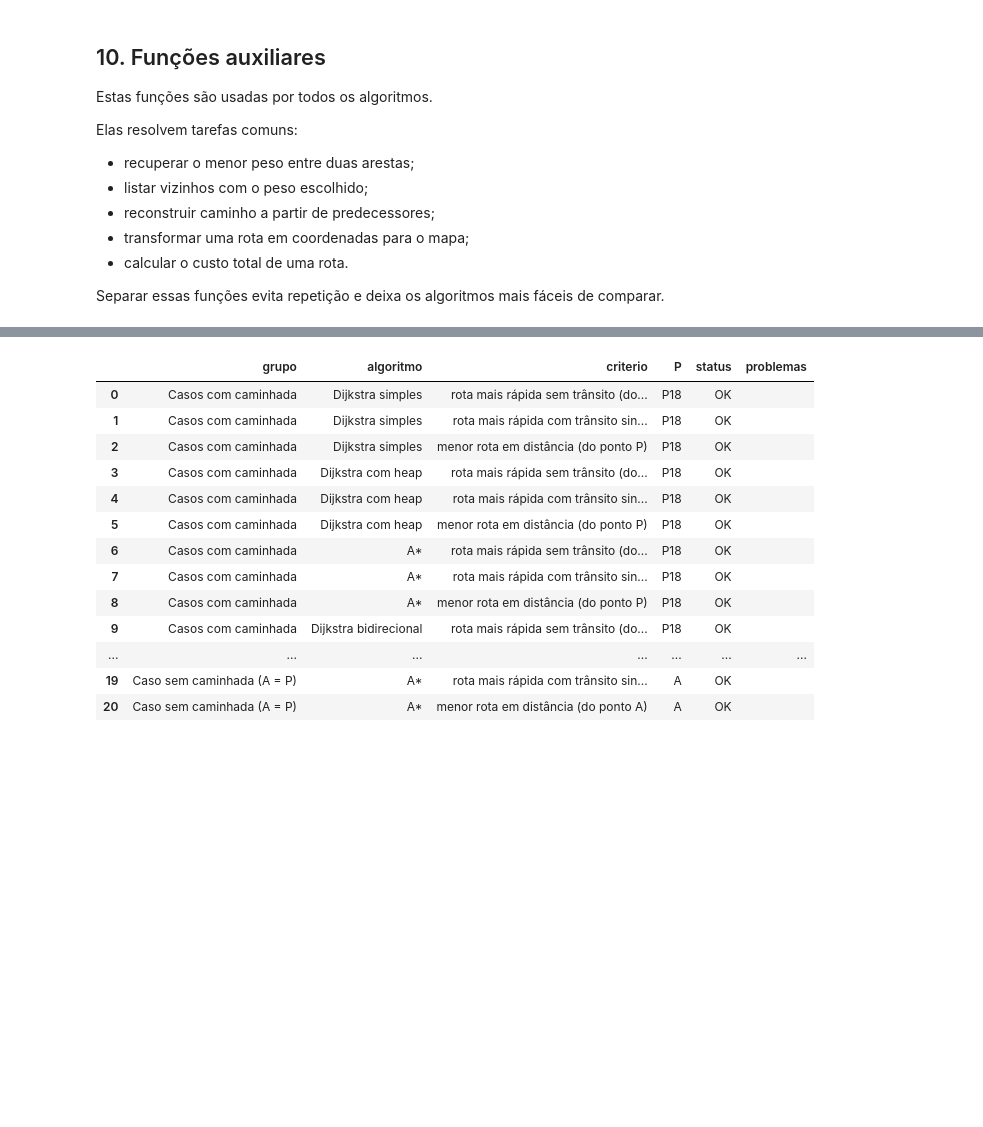
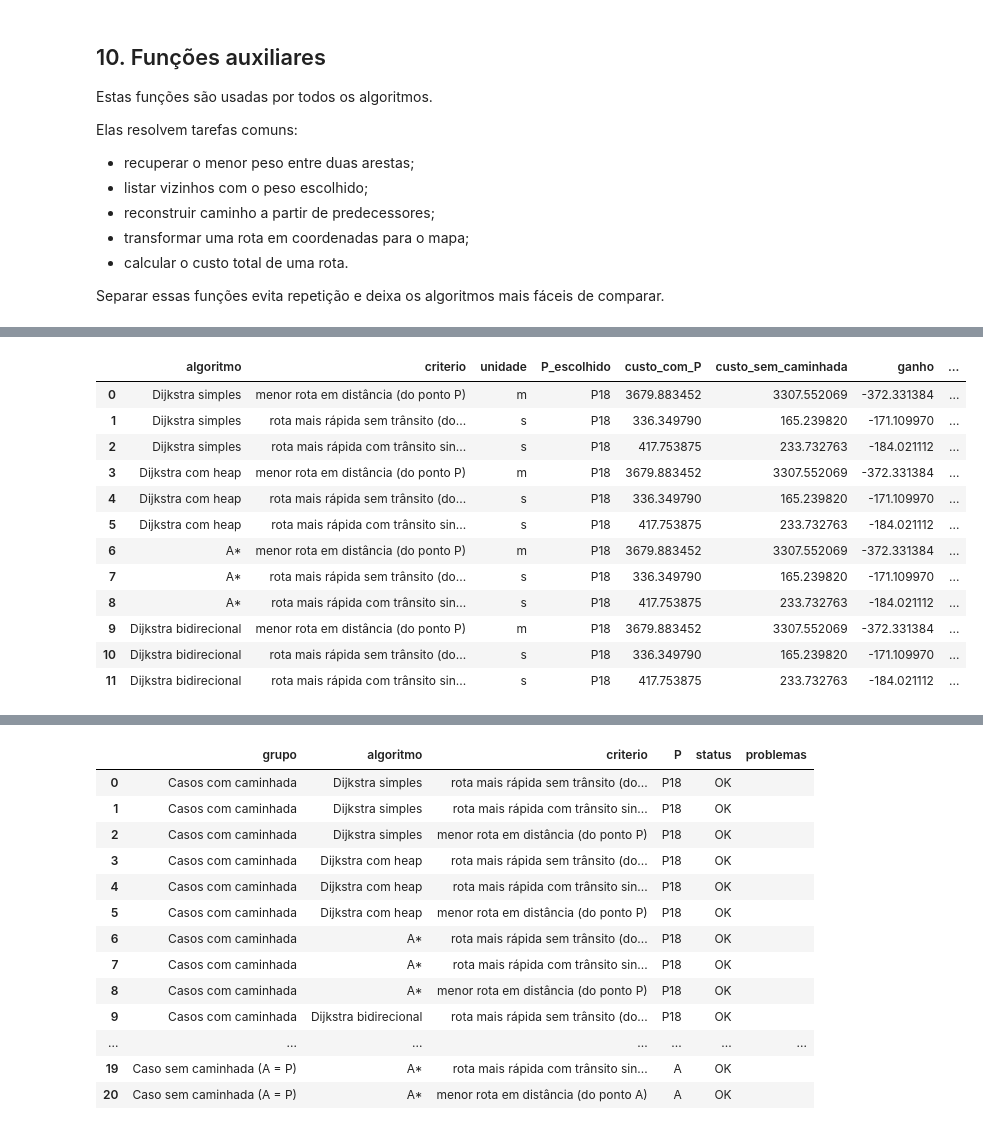
Before and after one commit to edivelton/datastructure, a Jupyter notebook: projects/ridesmart-aed2/RideSmart_AED2.ipynb, the cells around one changed output, grey strips where cells are left out. Saved outputs shown, nothing was run; the diff lists cells and outputs as text; code cells hidden in the pictures; blank space fills up the shorter version.

```diff
--- a/projects/ridesmart-aed2/RideSmart_AED2.ipynb
+++ b/projects/ridesmart-aed2/RideSmart_AED2.ipynb
@@ -94,7 +96,7 @@ from IPython.display import display
 ox.settings.use_cache = True
 ox.settings.log_console = False
 
-PASTA_SAIDA = Path("saidas_modelo_professor")
+PASTA_SAIDA = Path("saidas_ridesmart_aed2")
 PASTA_SAIDA.mkdir(exist_ok=True)
 
 print("Bibliotecas carregadas.")
@@ -425,6 +532,14 @@ for _, row in df_candidatos_P.iterrows():
     cor = "#dc2626" if row["valido_para_embarque"] else "#9ca3af"
     raio = 4 if row["valido_para_embarque"] else 2
     status = "válido para embarque" if row["valido_para_embarque"] else "apenas caminhável"
+    popup = (
+        f"<b>{row['id']}</b><br>"
+        f"Status: {status}<br>"
+        f"Associação: {row['tipo_associacao_embarque']}<br>"
+        f"Distância no grafo a pé: {row['distancia_no_grafo_caminhada_m']} m<br>"
+        f"Distância extra até carro: {row['distancia_ate_embarque_carro_m']} m<br>"
+        f"Distância total a pé: {row['distancia_total_a_pe_m']} m"
+    )
     folium.CircleMarker(
         [row["latitude_pedestre"], row["longitude_pedestre"]],
         radius=raio,
@@ -433,12 +548,13 @@ for _, row in df_candidatos_P.iterrows():
         fill_color=cor,
         fill_opacity=0.75,
         tooltip=f"{row['id']} - {status}",
+        popup=popup,
     ).add_to(candidatos_layer)
 
 candidatos_layer.add_to(mapa_inicial)
 folium.LayerControl(collapsed=False).add_to(mapa_inicial)
 
-caminho_mapa_inicial = PASTA_SAIDA / "mapa_inicial_candidatos.html"
+caminho_mapa_inicial = PASTA_SAIDA / "mapa_inicial_candidatos_ridesmart_aed2.html"
 mapa_inicial.save(str(caminho_mapa_inicial))
 print(f"Mapa inicial salvo em: {caminho_mapa_inicial}")
 display(mapa_inicial)
@@ -1580,0 +1729,56 @@ O objetivo é permitir comparar visualmente, no mesmo mapa, as escolhas feitas p
+# %%
+def resumir_resultado(nome_algoritmo, criterio, melhor, sem_caminhada):
+    custo_com_p = float(melhor["custo"])
+    custo_sem = float(sem_caminhada["custo"])
+    ganho = custo_sem - custo_com_p
+    ganho_percentual = (100 * ganho / custo_sem) if custo_sem else 0.0
+    unidade = "m" if "distância" in criterio else "s"
+    return {
+        "algoritmo": nome_algoritmo,
+        "criterio": criterio,
+        "unidade": unidade,
+        "P_escolhido": str(melhor["P"]),
+        "custo_com_P": custo_com_p,
+        "custo_sem_caminhada": custo_sem,
+        "ganho": ganho,
+        "ganho_percentual": ganho_percentual,
+        "caminhar_ajudou": bool(ganho > 0),
+        "D_walk_m": float(melhor.get("D_walk_m", 0.0)),
+        "T_walk_min": float(melhor.get("T_walk_s", 0.0)) / 60,
+        "tipo_associacao_embarque": melhor.get("tipo_associacao_embarque", "não informado"),
+        "distancia_ate_embarque_carro_m": float(melhor.get("distancia_ate_embarque_carro_m", 0.0)),
+        "D_drive_P_B_m": float(melhor.get("D_drive_P_B_m", 0.0)),
+        "T_drive_P_B_min": float(melhor.get("T_drive_P_B_s", 0.0)) / 60,
+        "nos_expandidos_com_P": int(melhor.get("expandidos", 0)),
+        "nos_expandidos_sem_caminhada": int(sem_caminhada.get("expandidos", 0)),
+        "tempo_execucao_ms_com_P": float(melhor.get("tempo_execucao_ms", 0.0)),
+        "tempo_execucao_ms_sem_caminhada": float(sem_caminhada.get("tempo_execucao_ms", 0.0)),
+    }
+
+
+pares_resultados = [
+    ("Dijkstra simples", "menor rota em distância (do ponto P)", melhor_dijkstra_simples_distancia, sem_dijkstra_simples_distancia),
+    ("Dijkstra simples", "rota mais rápida sem trânsito (do ponto P)", melhor_dijkstra_simples_tempo_sem, sem_dijkstra_simples_tempo_sem),
+    ("Dijkstra simples", "rota mais rápida com trânsito sintético (do ponto P)", melhor_dijkstra_simples_tempo_com, sem_dijkstra_simples_tempo_com),
+    ("Dijkstra com heap", "menor rota em distância (do ponto P)", melhor_dijkstra_heap_distancia, sem_dijkstra_heap_distancia),
+    ("Dijkstra com heap", "rota mais rápida sem trânsito (do ponto P)", melhor_dijkstra_heap_tempo_sem, sem_dijkstra_heap_tempo_sem),
+    ("Dijkstra com heap", "rota mais rápida com trânsito sintético (do ponto P)", melhor_dijkstra_heap_tempo_com, sem_dijkstra_heap_tempo_com),
+    ("A*", "menor rota em distância (do ponto P)", melhor_astar_distancia, sem_astar_distancia),
+    ("A*", "rota mais rápida sem trânsito (do ponto P)", melhor_astar_tempo_sem, sem_astar_tempo_sem),
+    ("A*", "rota mais rápida com trânsito sintético (do ponto P)", melhor_astar_tempo_com, sem_astar_tempo_com),
+    ("Dijkstra bidirecional", "menor rota em distância (do ponto P)", melhor_bidirecional_distancia, sem_bidirecional_distancia),
+    ("Dijkstra bidirecional", "rota mais rápida sem trânsito (do ponto P)", melhor_bidirecional_tempo_sem, sem_bidirecional_tempo_sem),
+    ("Dijkstra bidirecional", "rota mais rápida com trânsito sintético (do ponto P)", melhor_bidirecional_tempo_com, sem_bidirecional_tempo_com),
+]
+
+df_resultados_consolidados = pd.DataFrame([
+    resumir_resultado(nome, criterio, melhor, sem_caminhada)
+    for nome, criterio, melhor, sem_caminhada in pares_resultados
+])
+
+caminho_resultados = PASTA_SAIDA / "resultados_consolidados_ridesmart_aed2.csv"
+df_resultados_consolidados.to_csv(caminho_resultados, index=False, encoding="utf-8-sig")
+
+print(f"Tabela consolidada salva em: {caminho_resultados}")
+display(df_resultados_consolidados)
+# %% [output]
@@ -1580,0 +1786,13 @@ O objetivo é permitir comparar visualmente, no mesmo mapa, as escolhas feitas p
+|  | algoritmo | criterio | unidade | P_escolhido | custo_com_P | custo_sem_caminhada | ganho | ... |
+| 0 | Dijkstra simples | menor rota em distância (do ponto P) | m | P18 | 3679.883452 | 3307.552069 | -372.331384 | ... |
+| 1 | Dijkstra simples | rota mais rápida sem trânsito (do... | s | P18 | 336.349790 | 165.239820 | -171.109970 | ... |
+| 2 | Dijkstra simples | rota mais rápida com trânsito sin... | s | P18 | 417.753875 | 233.732763 | -184.021112 | ... |
+| 3 | Dijkstra com heap | menor rota em distância (do ponto P) | m | P18 | 3679.883452 | 3307.552069 | -372.331384 | ... |
+| 4 | Dijkstra com heap | rota mais rápida sem trânsito (do... | s | P18 | 336.349790 | 165.239820 | -171.109970 | ... |
+| 5 | Dijkstra com heap | rota mais rápida com trânsito sin... | s | P18 | 417.753875 | 233.732763 | -184.021112 | ... |
+| 6 | A* | menor rota em distância (do ponto P) | m | P18 | 3679.883452 | 3307.552069 | -372.331384 | ... |
+| 7 | A* | rota mais rápida sem trânsito (do... | s | P18 | 336.349790 | 165.239820 | -171.109970 | ... |
+| 8 | A* | rota mais rápida com trânsito sin... | s | P18 | 417.753875 | 233.732763 | -184.021112 | ... |
+| 9 | Dijkstra bidirecional | menor rota em distância (do ponto P) | m | P18 | 3679.883452 | 3307.552069 | -372.331384 | ... |
+| 10 | Dijkstra bidirecional | rota mais rápida sem trânsito (do... | s | P18 | 336.349790 | 165.239820 | -171.109970 | ... |
+| 11 | Dijkstra bidirecional | rota mais rápida com trânsito sin... | s | P18 | 417.753875 | 233.732763 | -184.021112 | ... |
```
Also changed, not shown: parts of 58 cells of this notebook, 2 other files.
